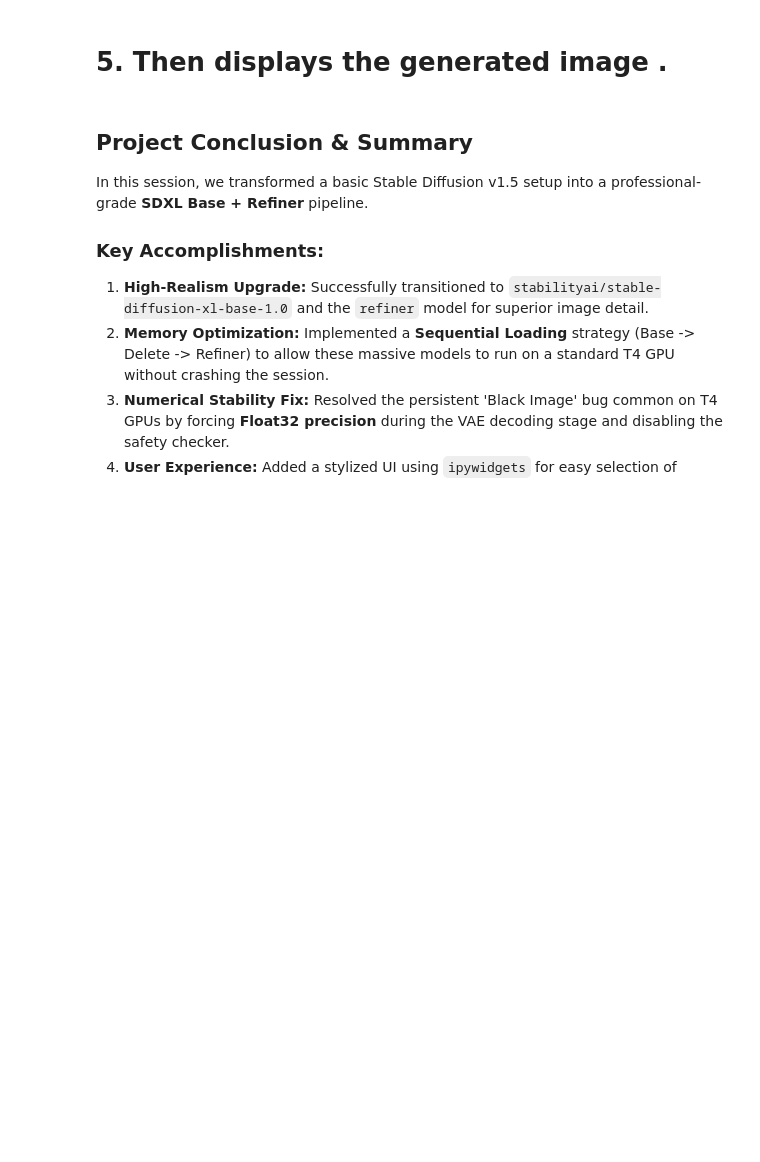
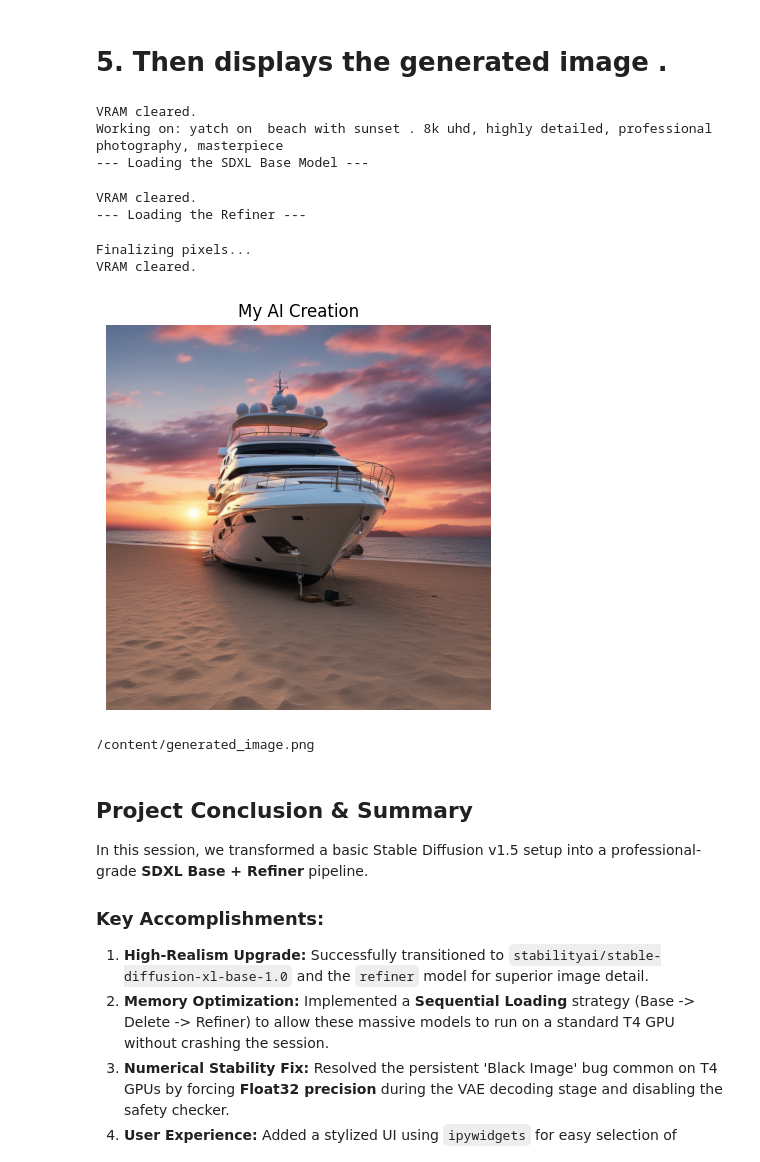
Before and after one commit to rajdeepkumar200/Text-to-Image-generator, a Jupyter notebook: Text_to_image_generator.ipynb, the cells around one changed output. Cells and saved outputs as stored; diff of their text form; code cells hidden in the pictures; blank space fills up the shorter version.

Commit message:
Fixed generated image size

```diff
--- a/Text_to_image_generator.ipynb
+++ b/Text_to_image_generator.ipynb
@@ -139,6 +171,7 @@ print(f"Selected Style: {style_prompt if style_prompt != 'None' else 'No specifi
 # %%
 import torch
 import matplotlib.pyplot as plt
+from IPython.display import display, FileLink
 
 # Cleanup before we start
 clear_vram()
@@ -146,7 +179,7 @@ clear_vram()
 #  Step 1: Prep the prompt
 clean_prompt = user_prompt.replace('parket', 'parked')
 
-# Add some 'magic' keywords if they want it realistic
+# some keywords if they want it realistic
 if style_prompt == 'realistic image':
     my_final_prompt = f"{clean_prompt}. 8k uhd, highly detailed, professional photography, masterpiece"
 else:
@@ -172,34 +205,50 @@ del b_pipe
 clear_vram()
 
 r_pipe = get_refiner_model()
 r_pipe.vae.to(dtype=torch.float32)
 
 with torch.no_grad():
 
     refined = r_pipe(
         prompt=my_final_prompt,
         num_inference_steps=30,
         denoising_start=0.8,
         image=raw_latents,
         output_type="latent",
     ).images
 
     # Decoding the result into an actual image
     print("Finalizing pixels...")
     refined = refined.to(dtype=torch.float32)
     final_latents = refined / r_pipe.vae.config.scaling_factor
     img_data = r_pipe.vae.decode(final_latents, return_dict=False)[0]
     final_img = r_pipe.image_processor.postprocess(img_data, output_type="pil")[0]
 
 del r_pipe
 clear_vram()
 
 # Step 4: Look at the result
-plt.figure(figsize=(10, 10))
+# Changed figure size
+plt.figure(figsize=(5, 5))
 plt.imshow(final_img)
 plt.axis("off")
 plt.title("My AI Creation")
 plt.show()
+
+# Save the image and provide a download option
+image_filename = "generated_image.png"
+final_img.save(image_filename)
+display(FileLink(image_filename))
+# %% [output]
+VRAM cleared.
+Working on: yatch on  beach with sunset . 8k uhd, highly detailed, professional photography, masterpiece
+--- Loading the SDXL Base Model ---
+VRAM cleared.
+--- Loading the Refiner ---
+Finalizing pixels...
+VRAM cleared.
+[figure, added]
+/content/generated_image.png
 # %% [markdown]
 ## **Project Conclusion & Summary**
 
```
Also changed, not shown: parts of 6 cells of this notebook.
